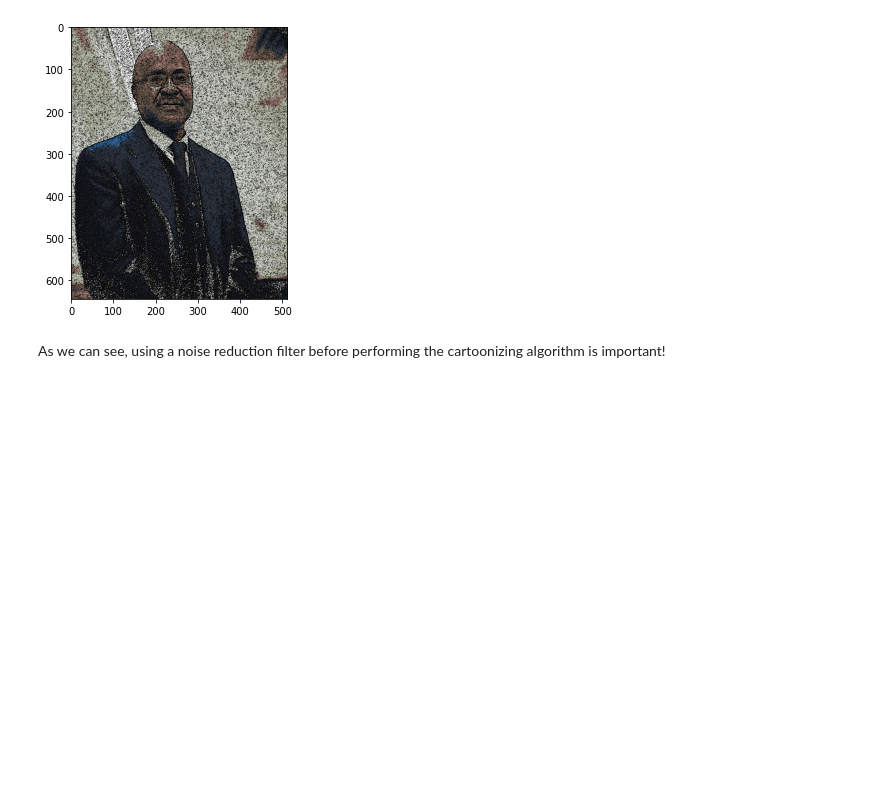
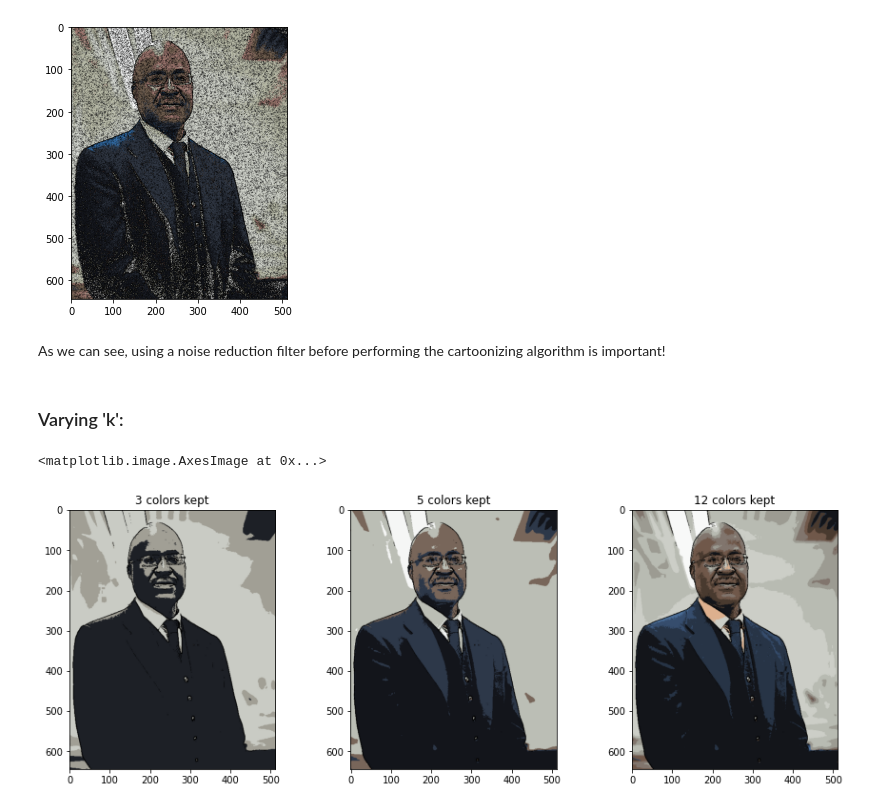
Before and after one commit to mustafa-siddiqui/Cartoonize-Image, a Jupyter notebook: src/cartoonize.ipynb, the cells around one changed output. Drawn from its saved outputs; the diff is of its cells as text; code cells hidden in the pictures; blank space fills up the shorter version.

```diff
--- a/src/cartoonize.ipynb
+++ b/src/cartoonize.ipynb
@@ -181,3 +194,20 @@ IP.imshow(cartoonize(noisy, 8))
 [figure]
 # %% [markdown]
 As we can see, using a noise reduction filter before performing the cartoonizing algorithm is important!
+# %% [markdown]
+### Varying 'k':
+# %%
+colors3 = cartoonize(original, 3)
+colors5 = cartoonize(original, 5)
+colors12 = cartoonize(original, 12)
+# %%
+IP.plt.figure(figsize=(15, 5))
+IP.plt.subplot(1, 3, 1); IP.plt.title('3 colors kept')
+IP.imshow(colors3)
+IP.plt.subplot(1, 3, 2); IP.plt.title('5 colors kept')
+IP.imshow(colors5)
+IP.plt.subplot(1, 3, 3); IP.plt.title('12 colors kept')
+IP.imshow(colors12)
+# %% [output]
+<matplotlib.image.AxesImage at 0x...>
+[figure, added]
```
Also changed, not shown: parts of 2 cells of this notebook.
